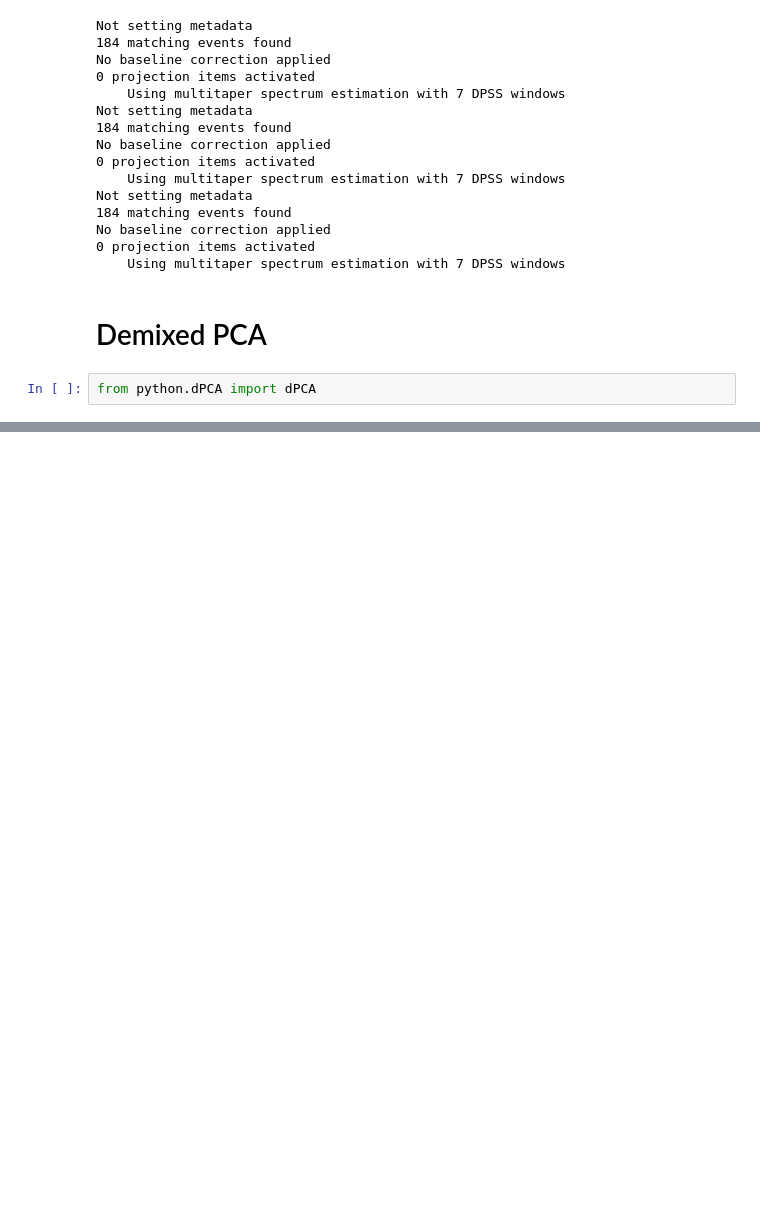
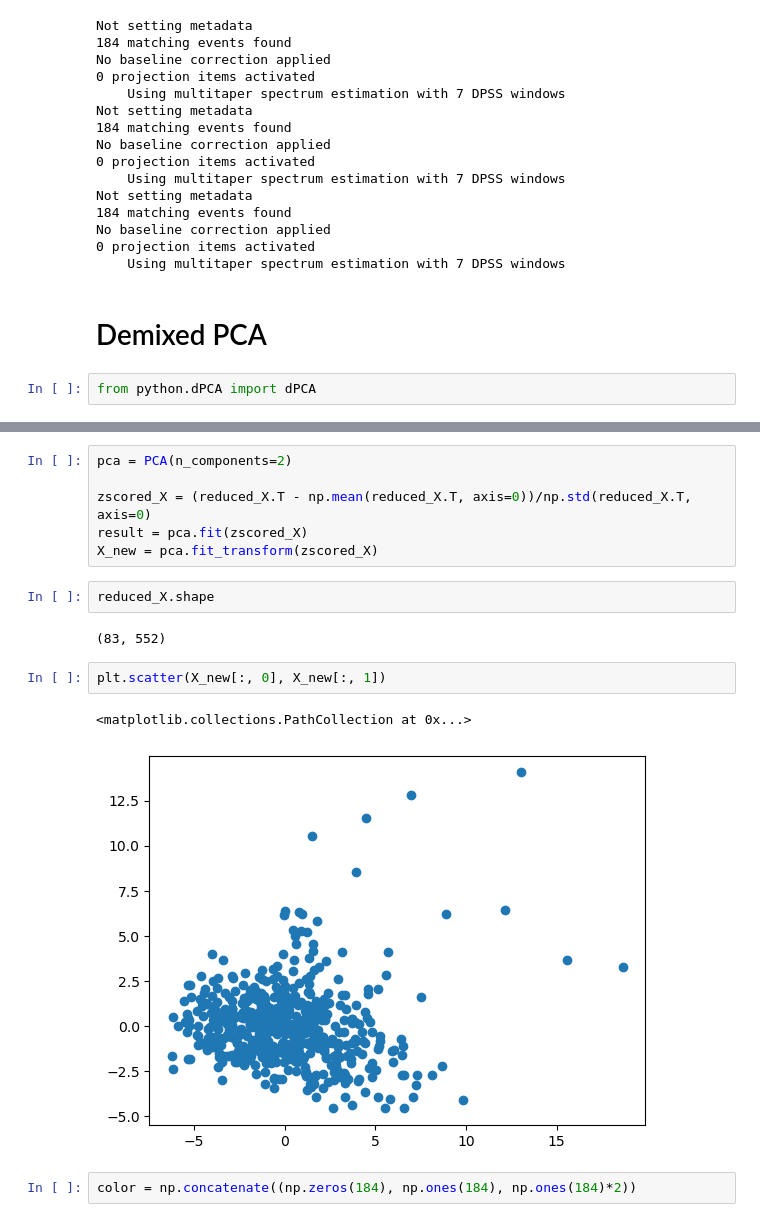
Before and after one commit to IVAN-Hu-yi/NMA, a Jupyter notebook: Analysis.ipynb, the cells around one changed output, grey strips where cells are left out. Saved outputs shown, nothing was run; the diff lists cells and outputs as text; blank space fills up the shorter version.

```diff
--- a/Analysis.ipynb
+++ b/Analysis.ipynb
@@ -269,0 +303,17 @@ dpca = dpca = dPCA.dPCA(labels='',regularizer='auto')
+# %%
+pca = PCA(n_components=2)
+
+zscored_X = (reduced_X.T - np.mean(reduced_X.T, axis=0))/np.std(reduced_X.T, axis=0)
+result = pca.fit(zscored_X)
+X_new = pca.fit_transform(zscored_X)
+# %%
+reduced_X.shape
+# %% [output]
+(83, 552)
+# %%
+plt.scatter(X_new[:, 0], X_new[:, 1])
+# %% [output]
+<matplotlib.collections.PathCollection at 0x...>
+[figure, added]
+# %%
+color = np.concatenate((np.zeros(184), np.ones(184), np.ones(184)*2))
```
Also changed, not shown: parts of 7 cells of this notebook, 2 other files.
